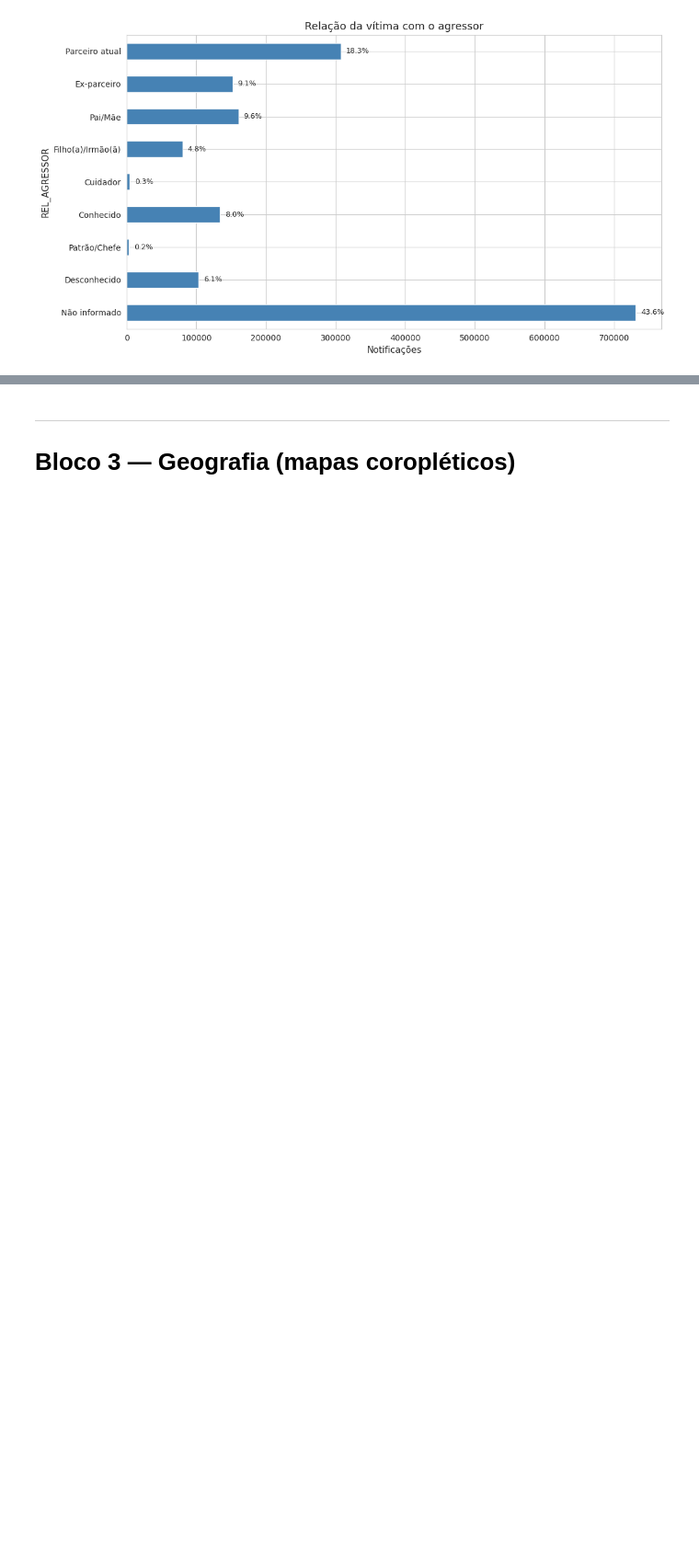
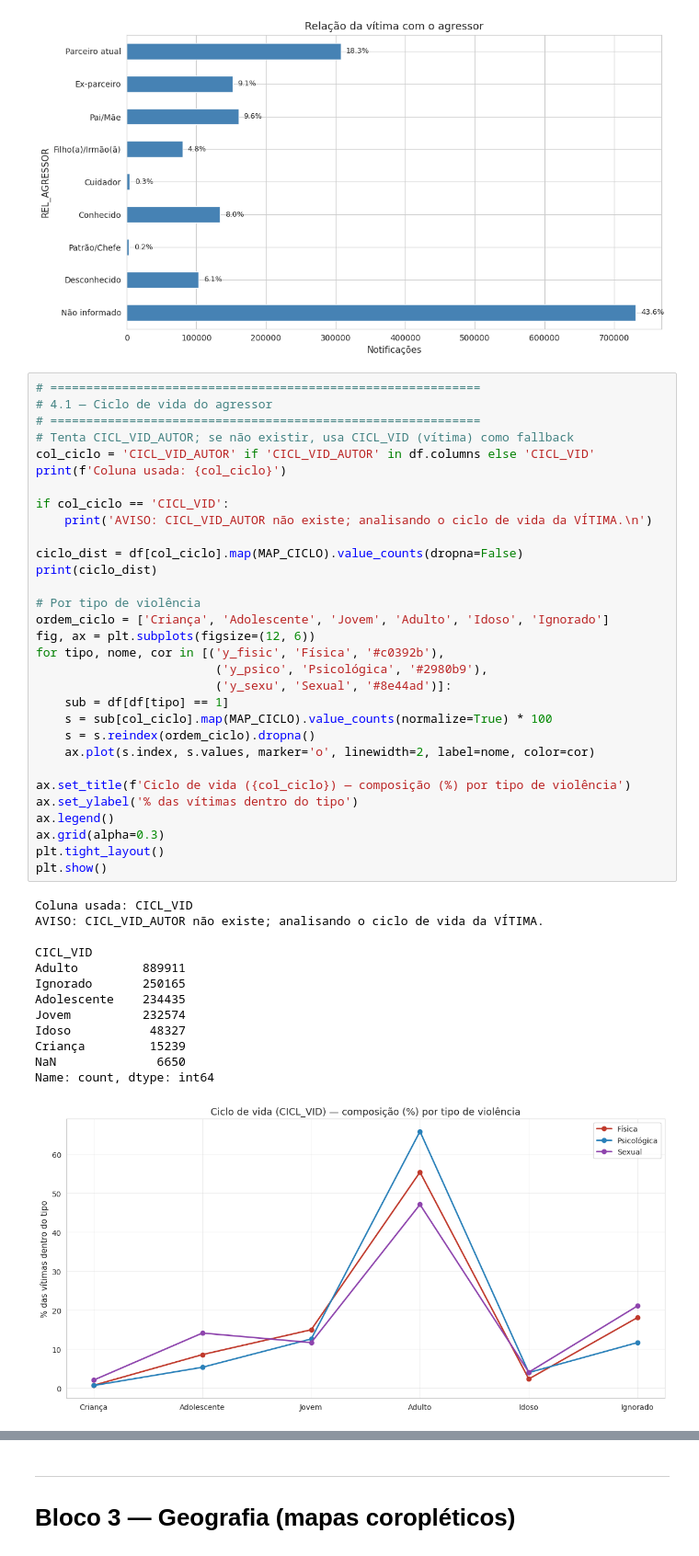
Before and after one commit to RafaelaMlucca/AnaliseViolMulher, a Jupyter notebook: 04_descritiva_v3.ipynb, the cells around one changed output, grey strips where cells are left out. Shown at 92% size. Saved outputs shown, nothing was run; the diff lists cells and outputs as text; blank space fills up the shorter version.

```diff
--- a/04_descritiva_v3.ipynb
+++ b/04_descritiva_v3.ipynb
@@ -503,3 +503,48 @@ for i, (cat, n) in enumerate(rel_dist.items()):
 plt.tight_layout(); plt.show()
 # %% [output]
 [figure]
+# %%
+# ============================================================
+# 4.1 — Ciclo de vida do agressor
+# ============================================================
+# Tenta CICL_VID_AUTOR; se não existir, usa CICL_VID (vítima) como fallback
+col_ciclo = 'CICL_VID_AUTOR' if 'CICL_VID_AUTOR' in df.columns else 'CICL_VID'
+print(f'Coluna usada: {col_ciclo}')
+
+if col_ciclo == 'CICL_VID':
+    print('AVISO: CICL_VID_AUTOR não existe; analisando o ciclo de vida da VÍTIMA.\n')
+
+ciclo_dist = df[col_ciclo].map(MAP_CICLO).value_counts(dropna=False)
+print(ciclo_dist)
+
+# Por tipo de violência
+ordem_ciclo = ['Criança', 'Adolescente', 'Jovem', 'Adulto', 'Idoso', 'Ignorado']
+fig, ax = plt.subplots(figsize=(12, 6))
+for tipo, nome, cor in [('y_fisic', 'Física', '#c0392b'),
+                         ('y_psico', 'Psicológica', '#2980b9'),
+                         ('y_sexu', 'Sexual', '#8e44ad')]:
+    sub = df[df[tipo] == 1]
+    s = sub[col_ciclo].map(MAP_CICLO).value_counts(normalize=True) * 100
+    s = s.reindex(ordem_ciclo).dropna()
+    ax.plot(s.index, s.values, marker='o', linewidth=2, label=nome, color=cor)
+
+ax.set_title(f'Ciclo de vida ({col_ciclo}) — composição (%) por tipo de violência')
+ax.set_ylabel('% das vítimas dentro do tipo')
+ax.legend()
+ax.grid(alpha=0.3)
+plt.tight_layout()
+plt.show()
+# %% [output]
+Coluna usada: CICL_VID
+AVISO: CICL_VID_AUTOR não existe; analisando o ciclo de vida da VÍTIMA.
+
+CICL_VID
+Adulto         889911
+Ignorado       250165
+Adolescente    234435
+Jovem          232574
+Idoso           48327
+Criança         15239
+NaN              6650
+Name: count, dtype: int64
+[figure, added]
```
Also changed, not shown: parts of 4 cells of this notebook.
